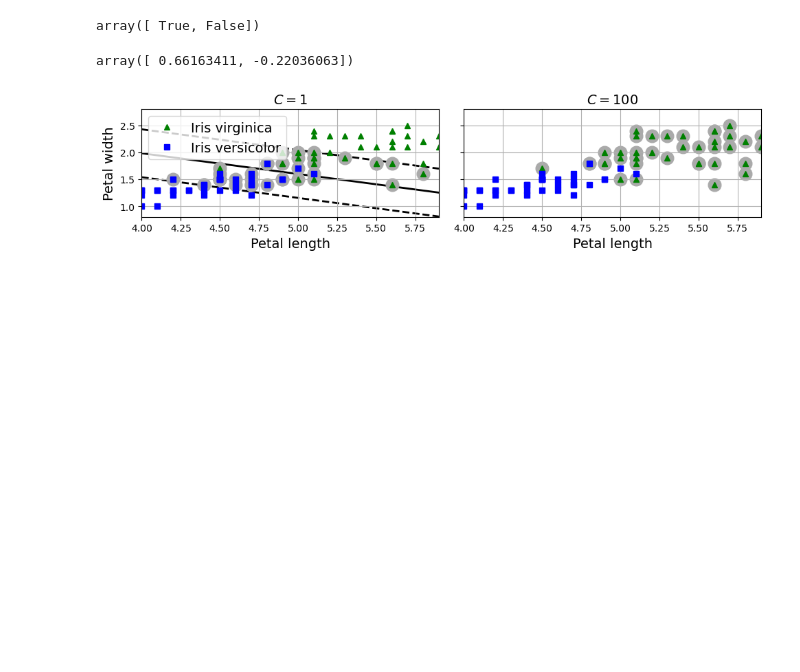
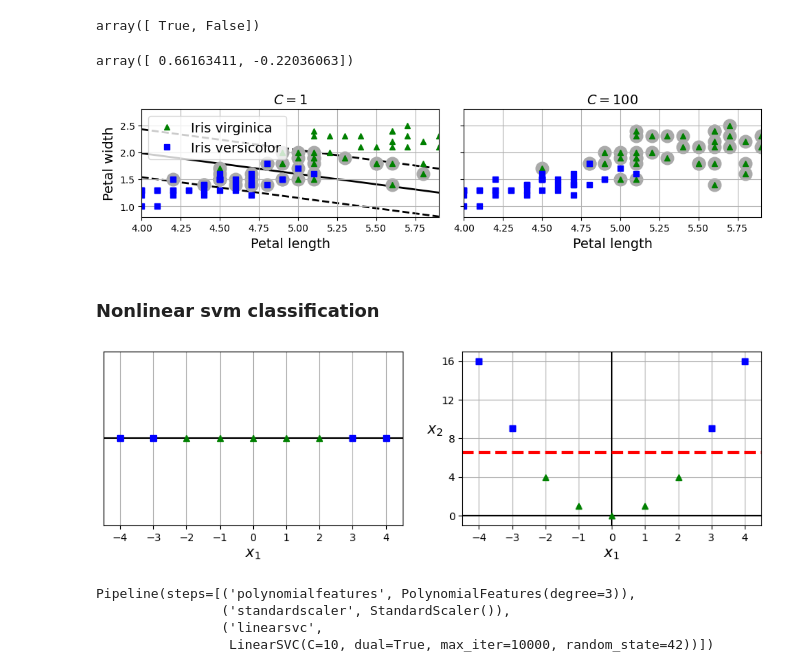
Before and after one commit to Marcusng88/machine-learning, a Jupyter notebook: Hands-on Machine Learning with Scikit-Learn,Keras & TensorFlow/Chapter5 Support Vector Machines/main.ipynb, the cells around one changed output. Drawn from its saved outputs; the diff is of its cells as text; code cells hidden in the pictures; blank space fills up the shorter version.

Commit message:
added polynomial kernel

```diff
--- a/Hands-on Machine Learning with Scikit-Learn,Keras & TensorFlow/Chapter5 Support Vector Machines/main.ipynb
+++ b/Hands-on Machine Learning with Scikit-Learn,Keras & TensorFlow/Chapter5 Support Vector Machines/main.ipynb
@@ -257,3 +257,56 @@ save_fig("regularization_plot")
 plt.show()
 # %% [output]
 [figure]
+# %% [markdown]
+### Nonlinear svm classification
+# %%
+X1D = np.linspace(-4, 4, 9).reshape(-1, 1)
+X2D = np.c_[X1D, X1D**2]
+y = np.array([0, 0, 1, 1, 1, 1, 1, 0, 0])
+
+plt.figure(figsize=(10, 3))
+
+plt.subplot(121)
+plt.grid(True)
+plt.axhline(y=0, color='k')
+plt.plot(X1D[:, 0][y==0], np.zeros(4), "bs")
+plt.plot(X1D[:, 0][y==1], np.zeros(5), "g^")
+plt.gca().get_yaxis().set_ticks([])
+plt.xlabel("$x_1$")
+plt.axis([-4.5, 4.5, -0.2, 0.2])
+
+plt.subplot(122)
+plt.grid(True)
+plt.axhline(y=0, color='k')
+plt.axvline(x=0, color='k')
+plt.plot(X2D[:, 0][y==0], X2D[:, 1][y==0], "bs")
+plt.plot(X2D[:, 0][y==1], X2D[:, 1][y==1], "g^")
+plt.xlabel("$x_1$")
+plt.ylabel("$x_2$  ", rotation=0)
+plt.gca().get_yaxis().set_ticks([0, 4, 8, 12, 16])
+plt.plot([-4.5, 4.5], [6.5, 6.5], "r--", linewidth=3)
+plt.axis([-4.5, 4.5, -1, 17])
+
+plt.subplots_adjust(right=1)
+
+save_fig("higher_dimensions_plot", tight_layout=False)
+plt.show()
+# %% [output]
+[figure, added]
+# %%
+from sklearn.datasets import make_moons
+from sklearn.preprocessing import PolynomialFeatures
+
+X, y = make_moons(n_samples=100, noise=0.15, random_state=42)
+
+polynomial_svm_clf = make_pipeline(
+    PolynomialFeatures(degree=3),
+    StandardScaler(),
+    LinearSVC(C=10, max_iter=10_000, dual=True, random_state=42)
+)
+polynomial_svm_clf.fit(X,y)
+# %% [output]
+Pipeline(steps=[('polynomialfeatures', PolynomialFeatures(degree=3)),
+                ('standardscaler', StandardScaler()),
+                ('linearsvc',
+                 LinearSVC(C=10, dual=True, max_iter=10000, random_state=42))])
```
Also changed, not shown: parts of 5 cells of this notebook, 3 other files.
